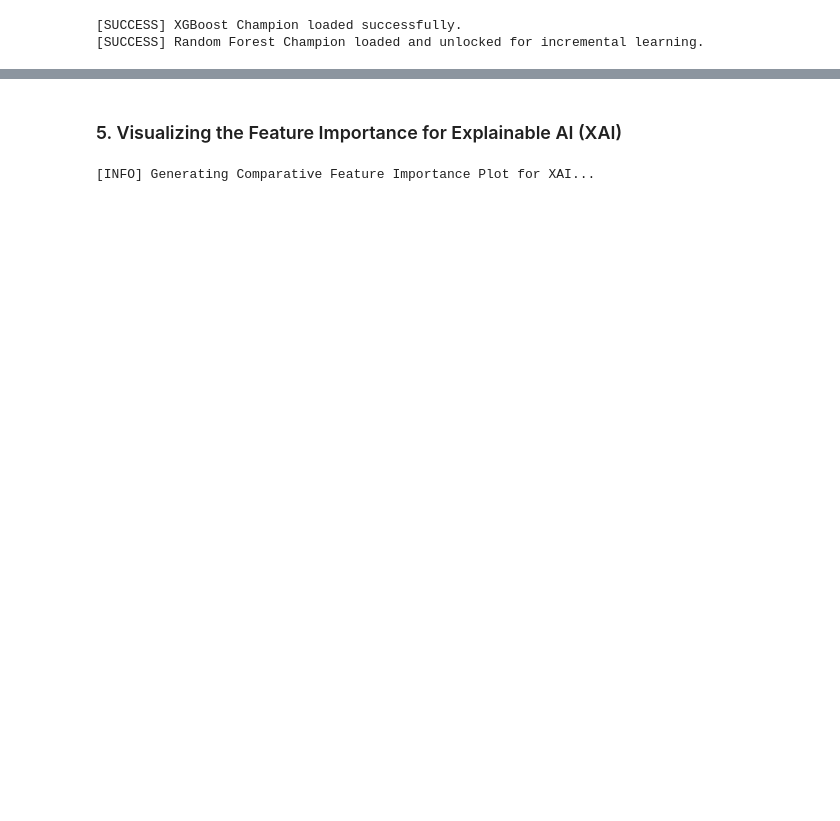
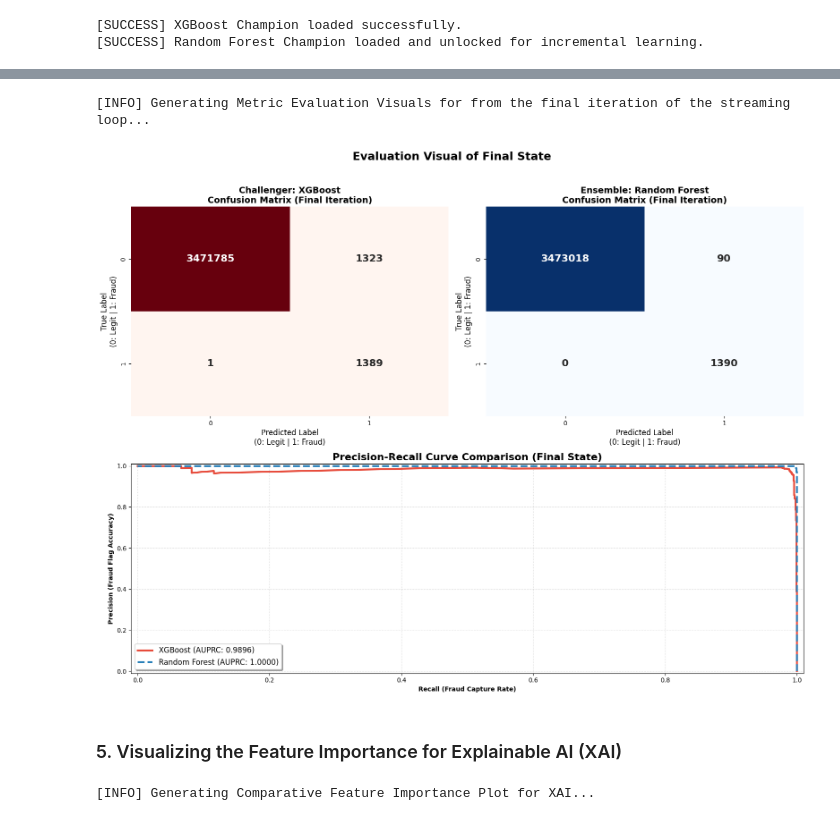
Before and after one commit to Quynh-Trang12/anomaly-watchers-donutpuff, a Jupyter notebook: ml_pipeline/notebooks/02_continuous_learning.ipynb, the cells around one changed output, grey strips where cells are left out. Cells and saved outputs as stored; diff of their text form; code cells hidden in the pictures; blank space fills up the shorter version.

```diff
--- a/ml_pipeline/notebooks/02_continuous_learning.ipynb
+++ b/ml_pipeline/notebooks/02_continuous_learning.ipynb
@@ -288,27 +322,65 @@ Recreating the academic 2x2 grid to evaluate the final state of the updated mode
 # %%
-if final_y_true is not None:
-    logger.info("Generating Final Chunk Confusion Matrices...")
+logger.info("Generating Metric Evaluation Visuals for from the final iteration of the streaming loop...")
 
-    # 1x2 Grid for the two champions
-    fig, axes = plt.subplots(1, 2, figsize=(14, 6))
+# 1. Initialize Figure
+fig = plt.figure(figsize=(16, 12))
 
-    models_preds = [
-        ("Challenger: XGBoost", final_preds["xgb"][0]),
-        ("Ensemble: Random Forest", final_preds["rf"][0])
-    ]
+# 2. Leverage the variables left in memory from the final interation in Section 3
+# This completely avoids the need for complex 'final_preds' dictionary mapping
 
-    for i, (title, y_pred) in enumerate(models_preds):
-        cm = confusion_matrix(final_y_true, y_pred)
-        sns.heatmap(cm, annot=True, fmt="d", cmap="Blues", ax=axes[i], cbar=False,
-                    annot_kws={"size": 16, "weight": "bold"})
-        axes[i].set_title(title, fontweight="bold", fontsize=14)
-        axes[i].set_xlabel("Predicted Label\n(0: Legit | 1: Fraud)", fontsize=12)
-        axes[i].set_ylabel("True Label\n(0: Legit | 1: Fraud)", fontsize=12)
+# --- TOP ROW: Separate Confusion Matrices ---
 
-    plt.suptitle("Confusion Matrices: Final State after 16.5M Row Stress Test",
-                 fontweight="bold", fontsize=18, y=1.05)
-    plt.tight_layout()
-    plt.show()
+# Plot 1: XGBoost Confusion Matrix (Top Left)
+ax1 = plt.subplot(2, 2, 1) # 2 rows, 2 columns, plot 1
+cm_xgb = confusion_matrix(y_true_arr, y_pred_xgb)
+sns.heatmap(cm_xgb, annot=True, fmt="d", cmap="Reds", ax=ax1, cbar=False,
+            annot_kws={"size": 16, "weight": "bold"})
+ax1.set_title("Challenger: XGBoost\nConfusion Matrix (Final Iteration)", fontweight="bold", fontsize=14)
+ax1.set_xlabel("Predicted Label\n(0: Legit | 1: Fraud)", fontsize=12)
+ax1.set_ylabel("True Label\n(0: Legit | 1: Fraud)", fontsize=12)
+
+# Plot 2: Random Forest Confusion Matrix (Top Right)
+ax2 = plt.subplot(2, 2, 2) # 2 rows, 2 columns, plot 2
+cm_rf = confusion_matrix(y_true_arr, y_pred_rf)
+sns.heatmap(cm_rf, annot=True, fmt="d", cmap="Blues", ax=ax2, cbar=False,
+            annot_kws={"size": 16, "weight": "bold"})
+ax2.set_title("Ensemble: Random Forest\nConfusion Matrix (Final Iteration)", fontweight="bold", fontsize=14)
+ax2.set_xlabel("Predicted Label\n(0: Legit | 1: Fraud)", fontsize=12)
+ax2.set_ylabel("True Label\n(0: Legit | 1: Fraud)", fontsize=12)
+
+
+# --- BOTTOM ROW: Combined Precision-Recall Curve ---
+
+# Plot 3: Unified PR Curve (Spans Bottom Row)
+ax3 = plt.subplot(2, 1, 2) # 2 rows, 1 column, plot 2 (referencing the whole bottom row)
+
+# XGBoost Line (Red)
+precision_xgb, recall_xgb, _ = precision_recall_curve(y_true_arr, y_prob_xgb)
+auprc_xgb = average_precision_score(y_true_arr, y_prob_xgb)
+ax3.plot(recall_xgb, precision_xgb, color="#e74c3c", lw=3, linestyle="-", label=f"XGBoost (AUPRC: {auprc_xgb:.4f})")
+
+# Random Forest Line (Blue)
+precision_rf, recall_rf, _ = precision_recall_curve(y_true_arr, y_prob_rf)
+auprc_rf = average_precision_score(y_true_arr, y_prob_rf)
+ax3.plot(recall_rf, precision_rf, color="#2980b9", lw=3, linestyle="--", label=f"Random Forest (AUPRC: {auprc_rf:.4f})")
+
+# Combined PR Formatting to HD Standards
+ax3.set_title("Precision-Recall Curve Comparison (Final State)", fontweight="bold", fontsize=16)
+ax3.set_xlabel("Recall (Fraud Capture Rate)", fontweight="bold")
+ax3.set_ylabel("Precision (Fraud Flag Accuracy)", fontweight="bold")
+ax3.legend(loc="lower left", shadow=True, fontsize=12)
+ax3.grid(True, linestyle=":", alpha=0.7)
+ax3.set_xlim([-0.01, 1.01]) # Standard alignment
+ax3.set_ylim([-0.01, 1.01])
+
+# 3. Final Super Title & Layout
+plt.suptitle("Evaluation Visual of Final State",
+             fontweight="bold", fontsize=18, y=1.02)
+plt.tight_layout()
+plt.show()
+# %% [output]
+[INFO] Generating Metric Evaluation Visuals for from the final iteration of the streaming loop...
+[figure, added]
 # %% [markdown]
 ### 5. Visualizing the Feature Importance for Explainable AI (XAI)
 # %%
```
Also changed, not shown: parts of 7 cells of this notebook, 4 other files.
